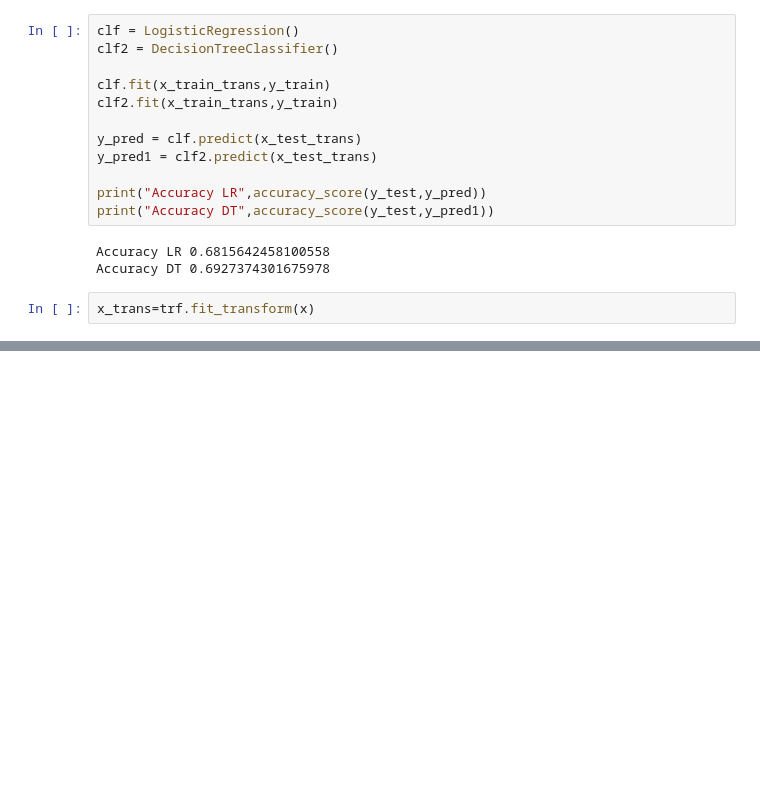
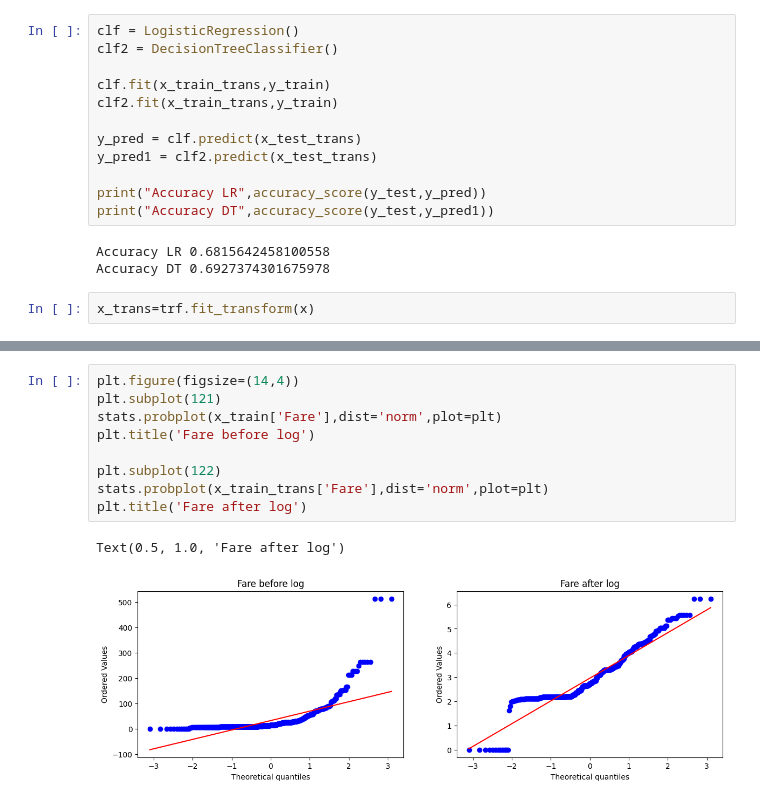
Before and after one commit to najnin26/Machine-Learning, a Jupyter notebook: Basic/function-transformer.ipynb, the cells around one changed output, grey strips where cells are left out. Cells and saved outputs as stored; diff of their text form; blank space fills up the shorter version.

```diff
--- a/Basic/function-transformer.ipynb
+++ b/Basic/function-transformer.ipynb
@@ -150,0 +151,12 @@ DT 0.6577028714107366
+# %%
+plt.figure(figsize=(14,4))
+plt.subplot(121)
+stats.probplot(x_train['Fare'],dist='norm',plot=plt)
+plt.title('Fare before log')
+
+plt.subplot(122)
+stats.probplot(x_train_trans['Fare'],dist='norm',plot=plt)
+plt.title('Fare after log')
+# %% [output]
+Text(0.5, 1.0, 'Fare after log')
+[figure, added]
```
Also changed, not shown: parts of 6 cells of this notebook.
